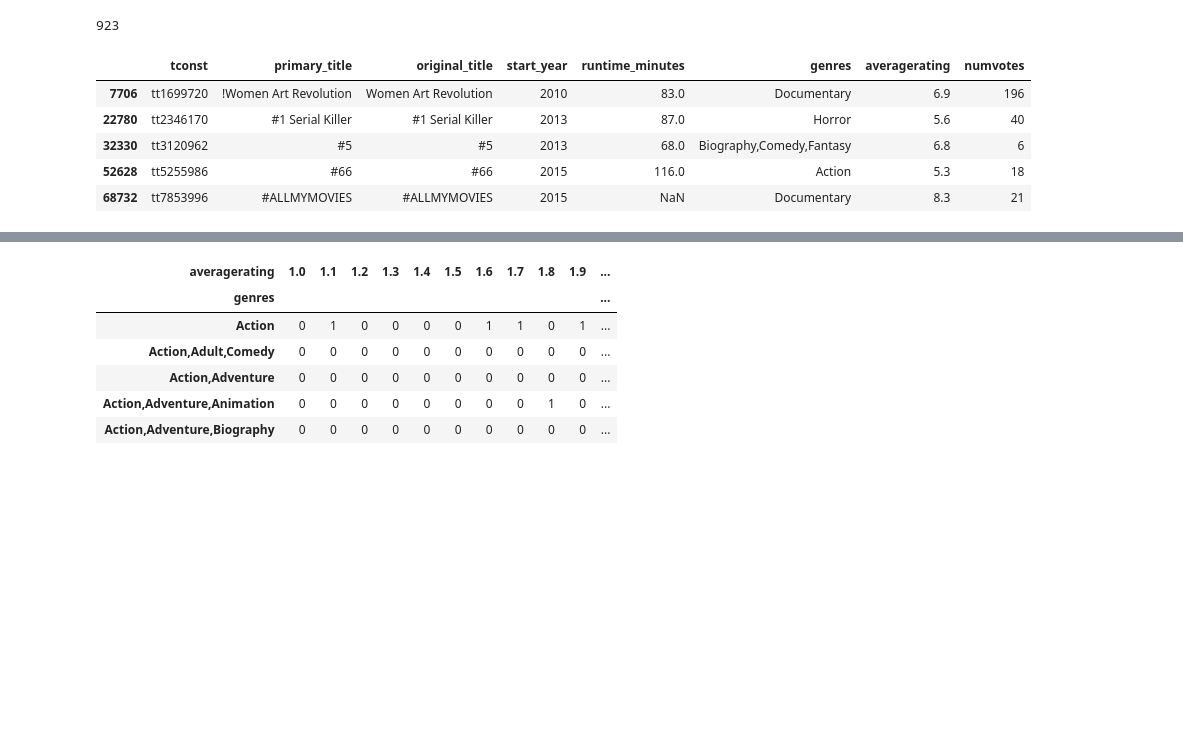
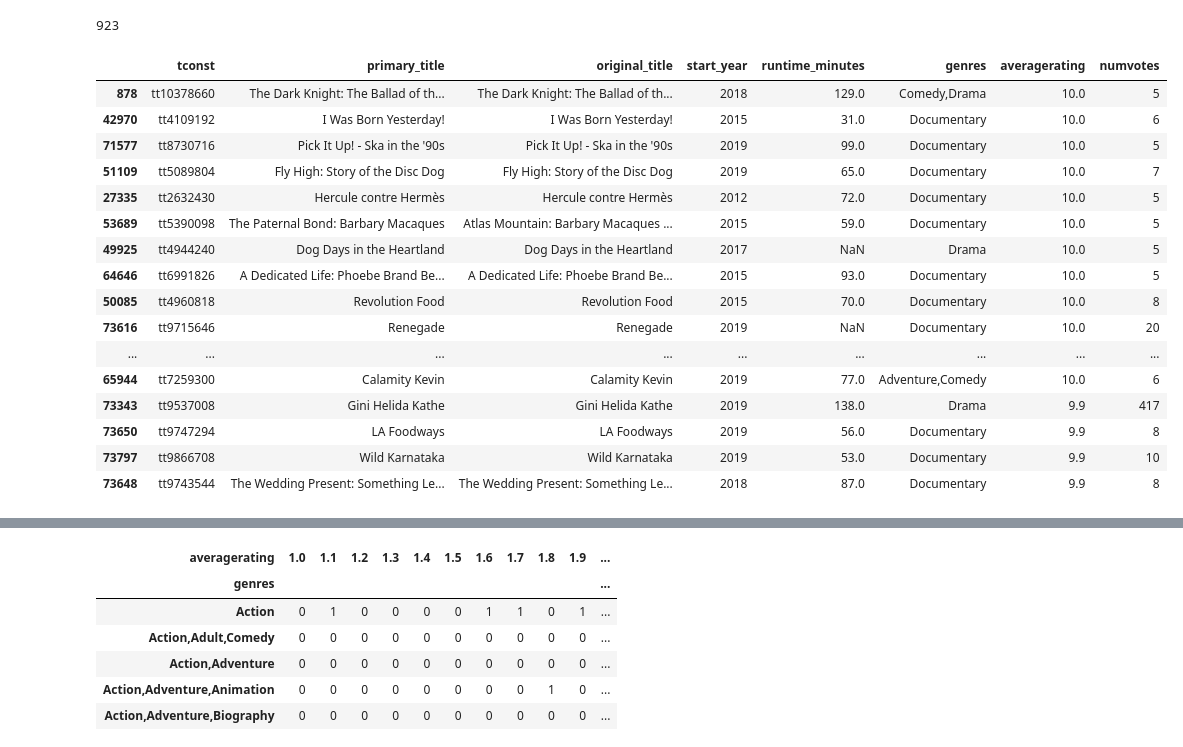
Before and after one commit to FionaNalianya/Microsoft-Movie, a Jupyter notebook: notebook.ipynb, the cells around one changed output, grey strips where cells are left out. Saved outputs shown, nothing was run; the diff lists cells and outputs as text; code cells hidden in the pictures; blank space fills up the shorter version.

```diff
--- a/notebook.ipynb
+++ b/notebook.ipynb
@@ -384,13 +384,24 @@ title_basics_ratings.genres.nunique()
 # %% [output]
 923
 # %%
-# sorting title_basics_ratings by primary_title
-title_basics_ratings = title_basics_ratings.sort_values(by=['primary_title'])
-title_basics_ratings.head()
+# sorting title_basics_ratings by averagerating
+title_basics_ratings = title_basics_ratings.sort_values(by=['averagerating'], ascending=False)
+title_basics_ratings.head(20)
 # %% [output]
 |  | tconst | primary_title | original_title | start_year | runtime_minutes | genres | averagerating | numvotes |
-| 7706 | tt1699720 | !Women Art Revolution | Women Art Revolution | 2010 | 83.0 | Documentary | 6.9 | 196 |
-| 22780 | tt2346170 | #1 Serial Killer | #1 Serial Killer | 2013 | 87.0 | Horror | 5.6 | 40 |
-| 32330 | tt3120962 | #5 | #5 | 2013 | 68.0 | Biography,Comedy,Fantasy | 6.8 | 6 |
-| 52628 | tt5255986 | #66 | #66 | 2015 | 116.0 | Action | 5.3 | 18 |
-| 68732 | tt7853996 | #ALLMYMOVIES | #ALLMYMOVIES | 2015 | NaN | Documentary | 8.3 | 21 |
+| 878 | tt10378660 | The Dark Knight: The Ballad of th... | The Dark Knight: The Ballad of th... | 2018 | 129.0 | Comedy,Drama | 10.0 | 5 |
+| 42970 | tt4109192 | I Was Born Yesterday! | I Was Born Yesterday! | 2015 | 31.0 | Documentary | 10.0 | 6 |
+| 71577 | tt8730716 | Pick It Up! - Ska in the '90s | Pick It Up! - Ska in the '90s | 2019 | 99.0 | Documentary | 10.0 | 5 |
+| 51109 | tt5089804 | Fly High: Story of the Disc Dog | Fly High: Story of the Disc Dog | 2019 | 65.0 | Documentary | 10.0 | 7 |
+| 27335 | tt2632430 | Hercule contre Hermès | Hercule contre Hermès | 2012 | 72.0 | Documentary | 10.0 | 5 |
+| 53689 | tt5390098 | The Paternal Bond: Barbary Macaques | Atlas Mountain: Barbary Macaques ... | 2015 | 59.0 | Documentary | 10.0 | 5 |
+| 49925 | tt4944240 | Dog Days in the Heartland | Dog Days in the Heartland | 2017 | NaN | Drama | 10.0 | 5 |
+| 64646 | tt6991826 | A Dedicated Life: Phoebe Brand Be... | A Dedicated Life: Phoebe Brand Be... | 2015 | 93.0 | Documentary | 10.0 | 5 |
+| 50085 | tt4960818 | Revolution Food | Revolution Food | 2015 | 70.0 | Documentary | 10.0 | 8 |
+| 73616 | tt9715646 | Renegade | Renegade | 2019 | NaN | Documentary | 10.0 | 20 |
+| ... | ... | ... | ... | ... | ... | ... | ... | ... |
+| 65944 | tt7259300 | Calamity Kevin | Calamity Kevin | 2019 | 77.0 | Adventure,Comedy | 10.0 | 6 |
+| 73343 | tt9537008 | Gini Helida Kathe | Gini Helida Kathe | 2019 | 138.0 | Drama | 9.9 | 417 |
+| 73650 | tt9747294 | LA Foodways | LA Foodways | 2019 | 56.0 | Documentary | 9.9 | 8 |
+| 73797 | tt9866708 | Wild Karnataka | Wild Karnataka | 2019 | 53.0 | Documentary | 9.9 | 10 |
+| 73648 | tt9743544 | The Wedding Present: Something Le... | The Wedding Present: Something Le... | 2018 | 87.0 | Documentary | 9.9 | 8 |
```
Also changed, not shown: parts of 18 cells of this notebook.
